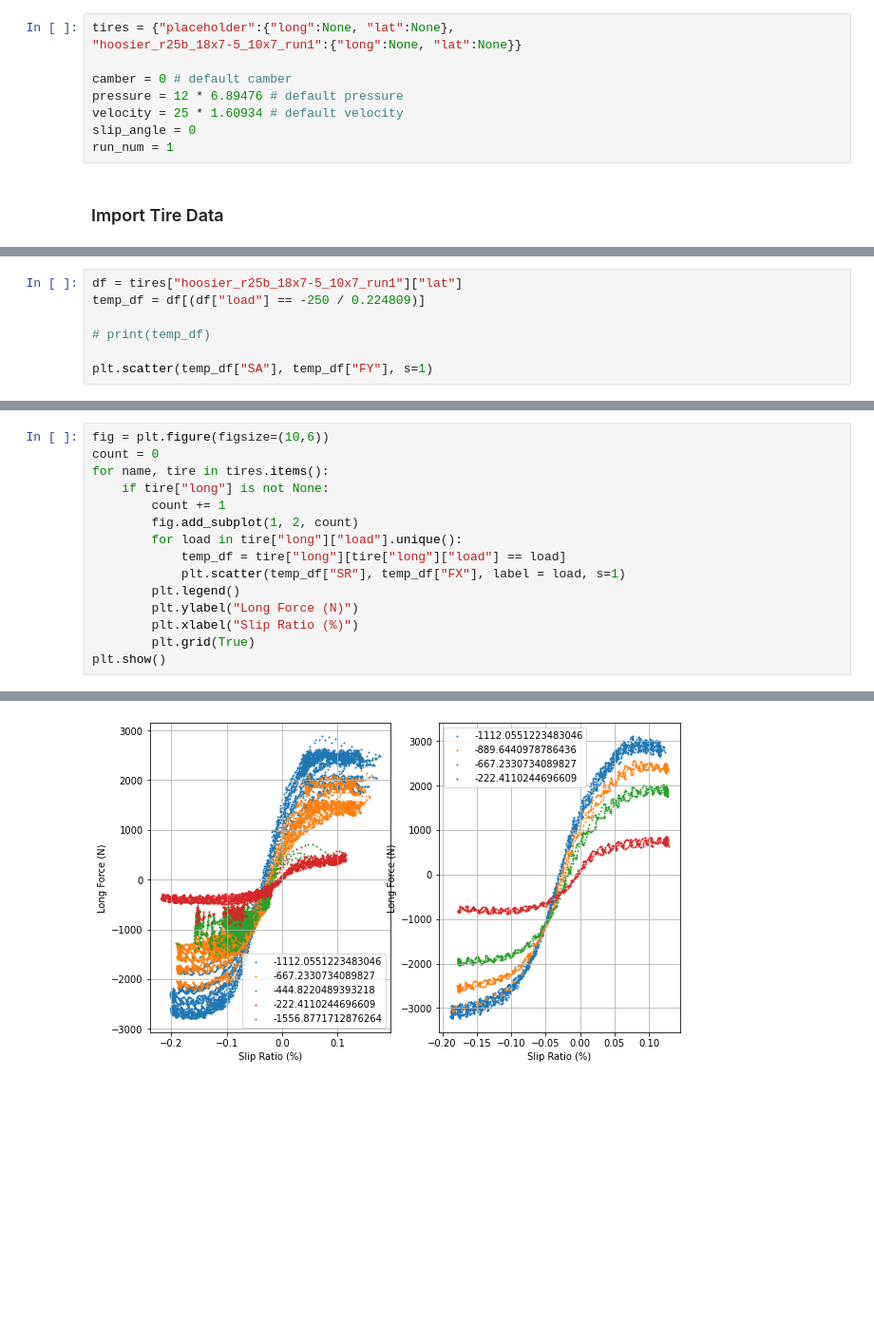
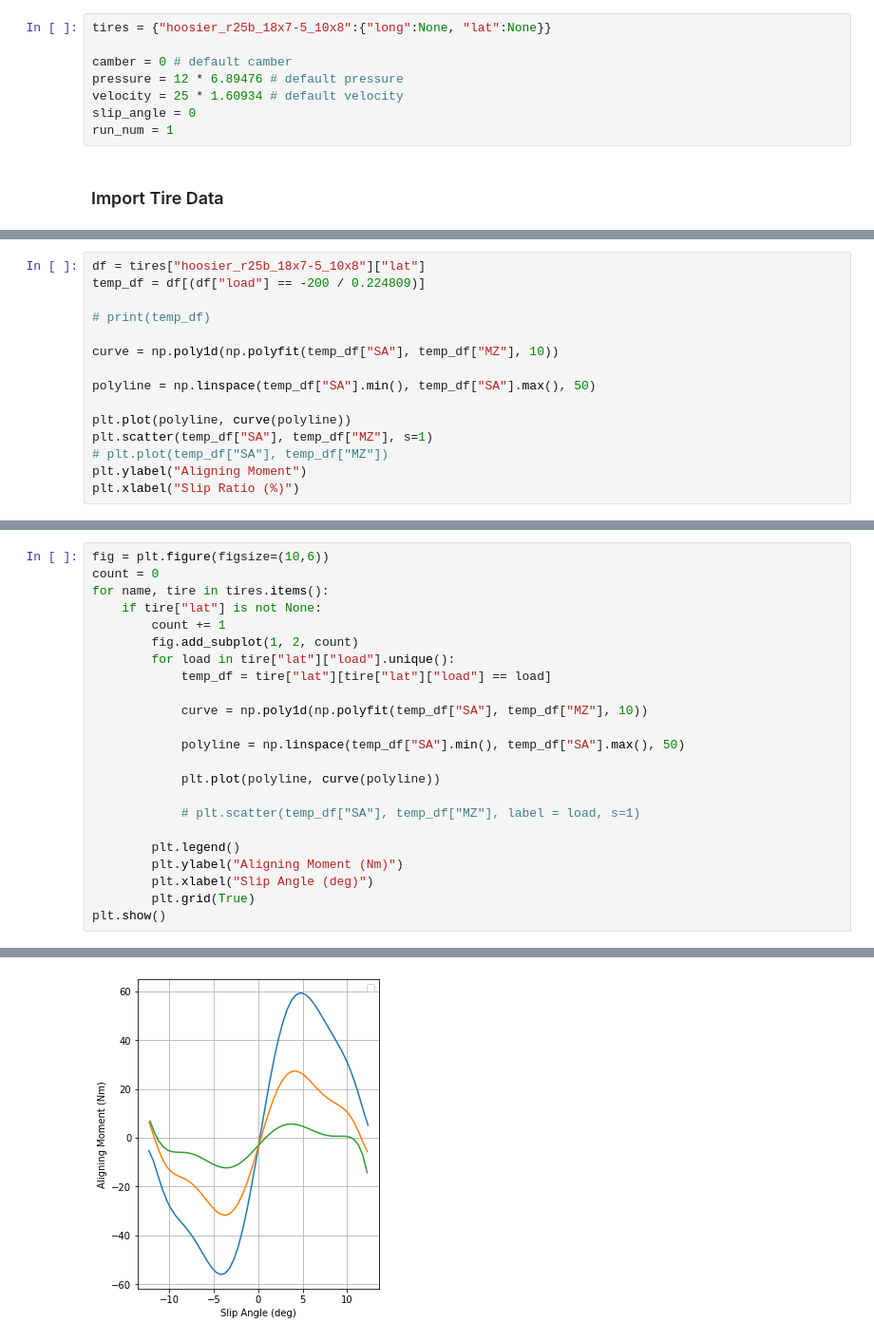
Before and after one commit to rhorvath02/tire_analysis, a Jupyter notebook: analysis/analysis.ipynb, the cells around one changed output, grey strips where cells are left out. Shown at 95% size. Saved outputs shown, nothing was run; the diff lists cells and outputs as text; blank space fills up the shorter version.

```diff
--- a/analysis/analysis.ipynb
+++ b/analysis/analysis.ipynb
@@ -10,8 +7,7 @@ sys.path.append("../")
 # %% [markdown]
 ### Tires and Conditions
 # %%
-tires = {"placeholder":{"long":None, "lat":None},
-"hoosier_r25b_18x7-5_10x7_run1":{"long":None, "lat":None}}
+tires = {"hoosier_r25b_18x7-5_10x8":{"long":None, "lat":None}}
 
 camber = 0 # default camber
 pressure = 12 * 6.89476 # default pressure
@@ -52,8 +56,16 @@ plt.scatter(temp_df["SA"], temp_df["FY"], s=1)
 # %%
-df = tires["hoosier_r25b_18x7-5_10x7_run1"]["lat"]
-temp_df = df[(df["load"] == -250 / 0.224809)]
+df = tires["hoosier_r25b_18x7-5_10x8"]["lat"]
+temp_df = df[(df["load"] == -200 / 0.224809)]
 
 # print(temp_df)
 
-plt.scatter(temp_df["SA"], temp_df["FY"], s=1)
+curve = np.poly1d(np.polyfit(temp_df["SA"], temp_df["MZ"], 10))
+
+polyline = np.linspace(temp_df["SA"].min(), temp_df["SA"].max(), 50)
+
+plt.plot(polyline, curve(polyline))
+plt.scatter(temp_df["SA"], temp_df["MZ"], s=1)
+# plt.plot(temp_df["SA"], temp_df["MZ"])
+plt.ylabel("Aligning Moment")
+plt.xlabel("Slip Ratio (%)")
 # %% [output]
@@ -65,15 +74,23 @@ plt.scatter(temp_df["SA"], temp_df["FY"], s=1)
 fig = plt.figure(figsize=(10,6))
 count = 0
 for name, tire in tires.items():
-    if tire["long"] is not None:
+    if tire["lat"] is not None:
         count += 1
         fig.add_subplot(1, 2, count)
-        for load in tire["long"]["load"].unique():
-            temp_df = tire["long"][tire["long"]["load"] == load]
-            plt.scatter(temp_df["SR"], temp_df["FX"], label = load, s=1)
+        for load in tire["lat"]["load"].unique():
+            temp_df = tire["lat"][tire["lat"]["load"] == load]
+
+            curve = np.poly1d(np.polyfit(temp_df["SA"], temp_df["MZ"], 10))
+
+            polyline = np.linspace(temp_df["SA"].min(), temp_df["SA"].max(), 50)
+
+            plt.plot(polyline, curve(polyline))
+
+            # plt.scatter(temp_df["SA"], temp_df["MZ"], label = load, s=1)
+
         plt.legend()
-        plt.ylabel("Long Force (N)")
-        plt.xlabel("Slip Ratio (%)")
+        plt.ylabel("Aligning Moment (Nm)")
+        plt.xlabel("Slip Angle (deg)")
         plt.grid(True)
 plt.show()
 # %% [output]
@@ -80 +98 @@ plt.show()
-[figure, old version]
+[figure, new version]
```
Also changed, not shown: parts of 9 cells of this notebook, 18 other files.
